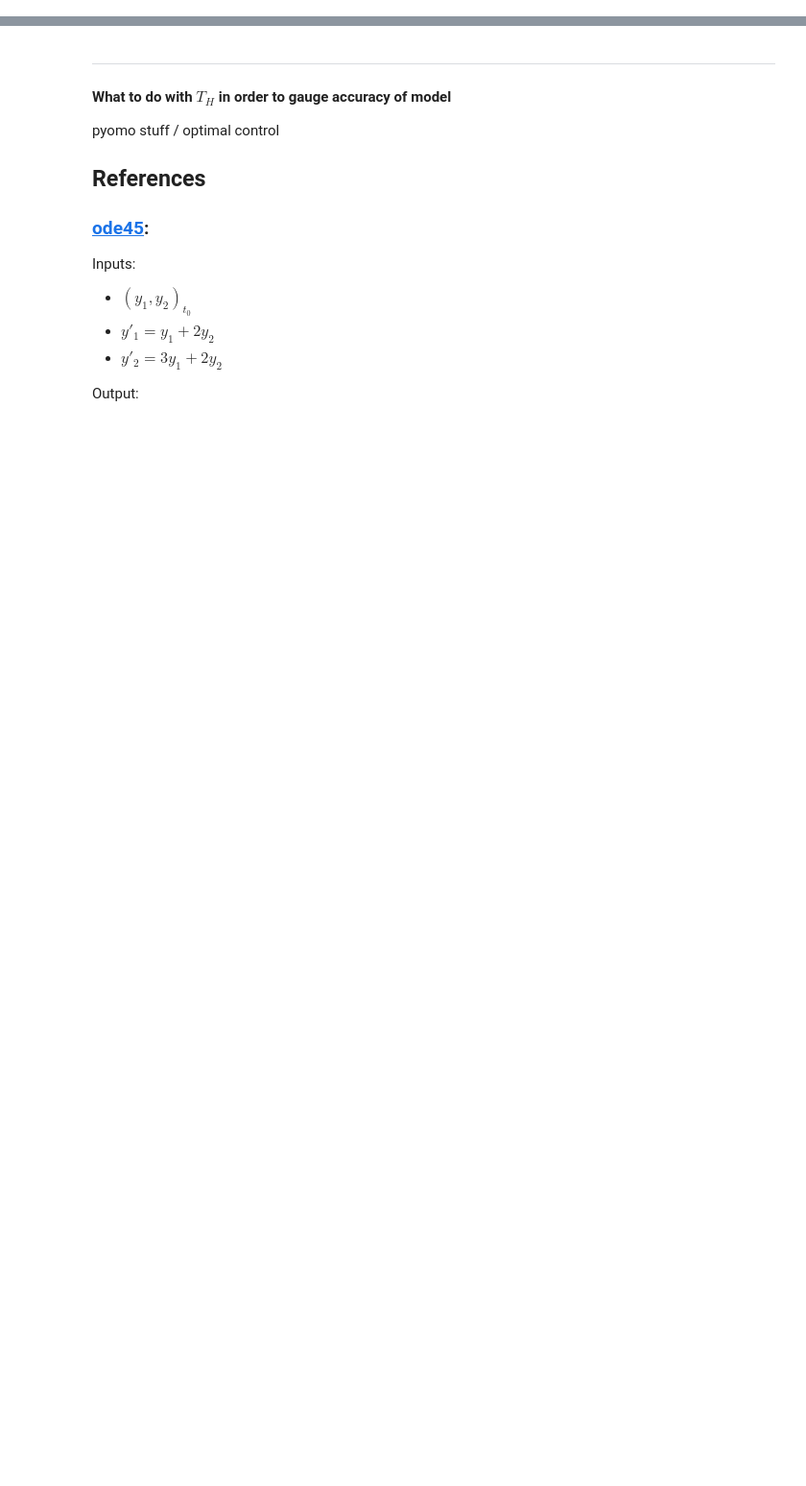
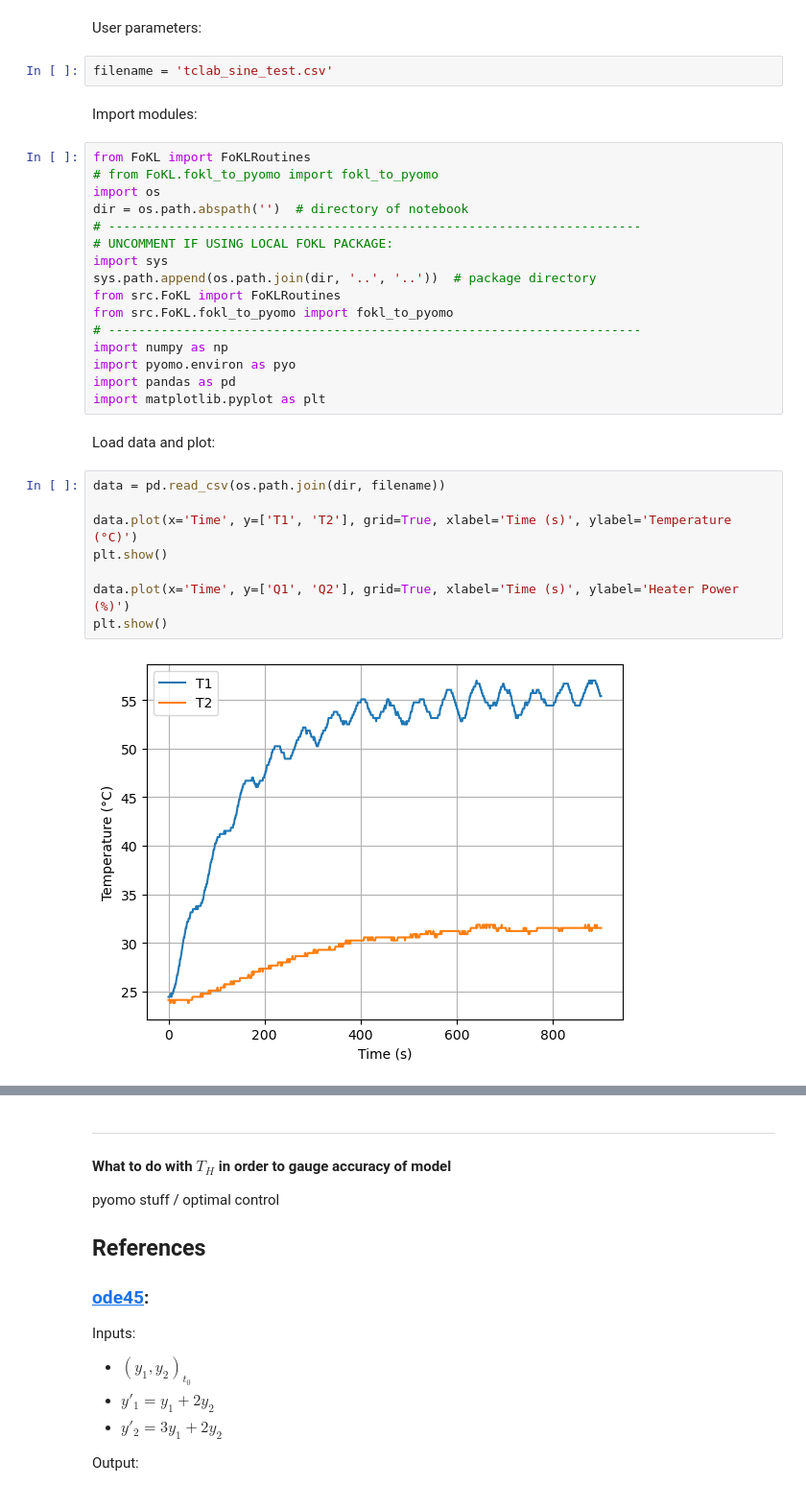
Before and after one commit to jakekrell/FoKL-GPy, a Jupyter notebook: examples/pyomo_tclab/pyomo_tclab_v4.ipynb, the cells around one changed output, grey strips where cells are left out. Shown: that part at 96% size. Drawn from its saved outputs; the diff is of its cells as text; blank space fills up the shorter version.

```diff
--- a/examples/pyomo_tclab/pyomo_tclab_v4.ipynb
+++ b/examples/pyomo_tclab/pyomo_tclab_v4.ipynb
@@ -65,0 +61,34 @@ EFFECTIVELY, GP predictions of $T_i$ (no matter how obtained, but constrained to
+# %% [markdown]
+User parameters:
+# %%
+filename = 'tclab_sine_test.csv'
+# %% [markdown]
+Import modules:
+# %%
+from FoKL import FoKLRoutines
+# from FoKL.fokl_to_pyomo import fokl_to_pyomo
+import os
+dir = os.path.abspath('')  # directory of notebook
+# -----------------------------------------------------------------------
+# UNCOMMENT IF USING LOCAL FOKL PACKAGE:
+import sys
+sys.path.append(os.path.join(dir, '..', '..'))  # package directory
+from src.FoKL import FoKLRoutines
+from src.FoKL.fokl_to_pyomo import fokl_to_pyomo
+# -----------------------------------------------------------------------
+import numpy as np
+import pyomo.environ as pyo
+import pandas as pd
+import matplotlib.pyplot as plt
+# %% [markdown]
+Load data and plot:
+# %%
+data = pd.read_csv(os.path.join(dir, filename))
+
+data.plot(x='Time', y=['T1', 'T2'], grid=True, xlabel='Time (s)', ylabel='Temperature (°C)')
+plt.show()
+
+data.plot(x='Time', y=['Q1', 'Q2'], grid=True, xlabel='Time (s)', ylabel='Heater Power (%)')
+plt.show()
+# %% [output]
+[figure, added]
```
Also changed, not shown: parts of 16 cells of this notebook, 2 other files.
